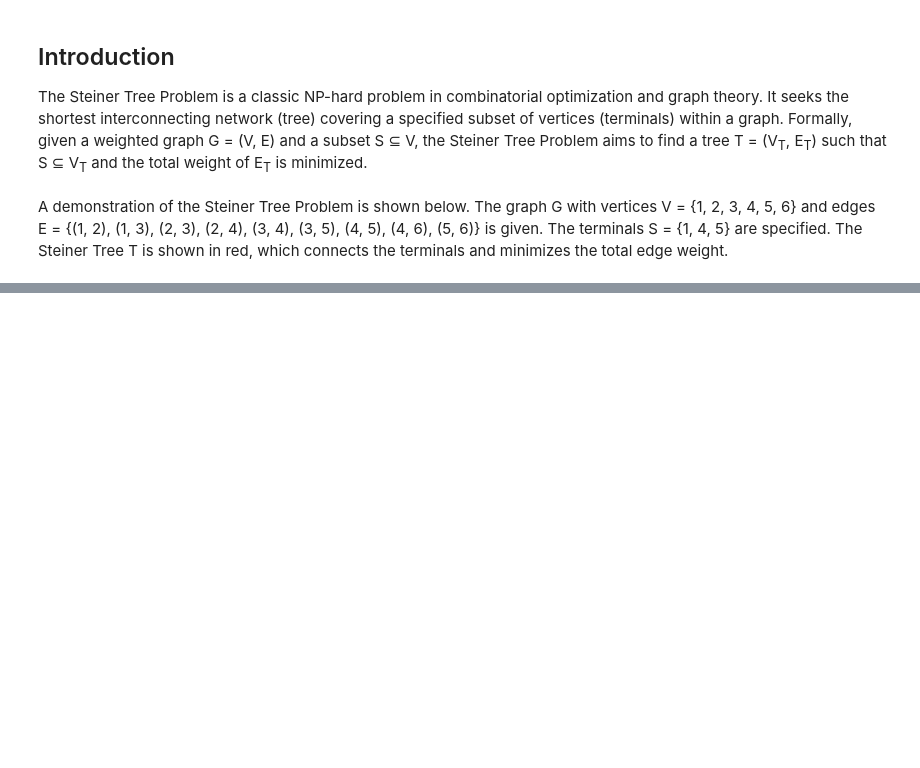
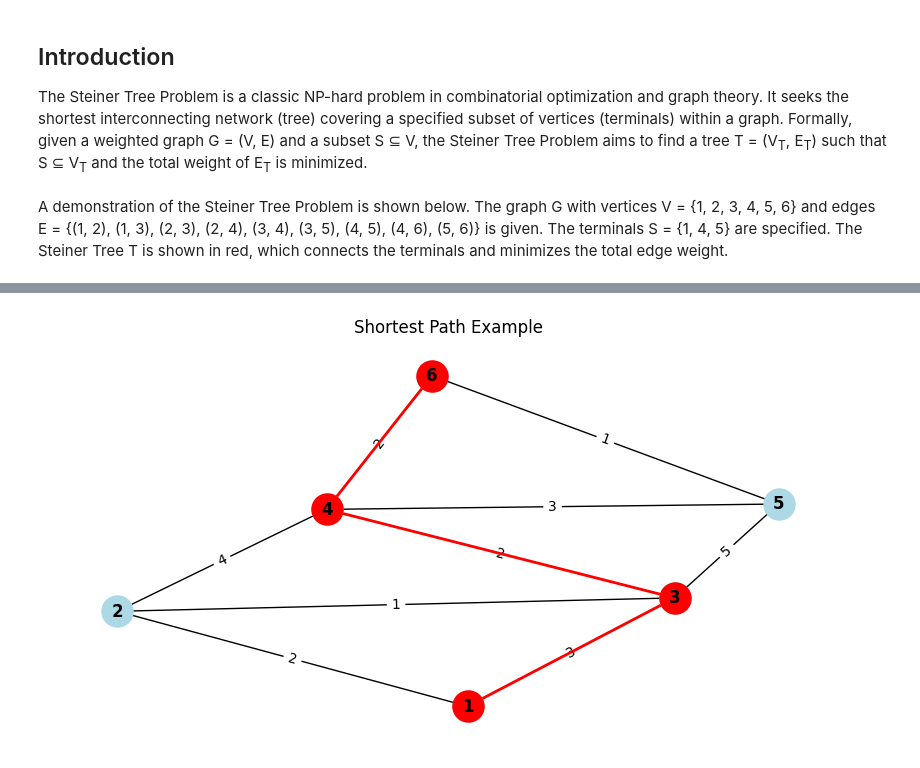
Before and after one commit to 0xjrr/steiner_trees, a Jupyter notebook: steiner_trees.ipynb, the cells around one changed output, grey strips where cells are left out. Drawn from its saved outputs; the diff is of its cells as text; code cells hidden in the pictures; blank space fills up the shorter version.

```diff
--- a/steiner_trees.ipynb
+++ b/steiner_trees.ipynb
@@ -41,0 +50,7 @@ plt.show()
+# %%
+# Shortest path between two nodes {1, 6}
+S = {1, 6}
+steiner_tree = nx.algorithms.approximation.steiner_tree(G, S)
+draw_graph(G, steiner_tree, title="Shortest Path Example")
+# %% [output]
+[figure, added]
```
Also changed, not shown: parts of 4 cells of this notebook.
